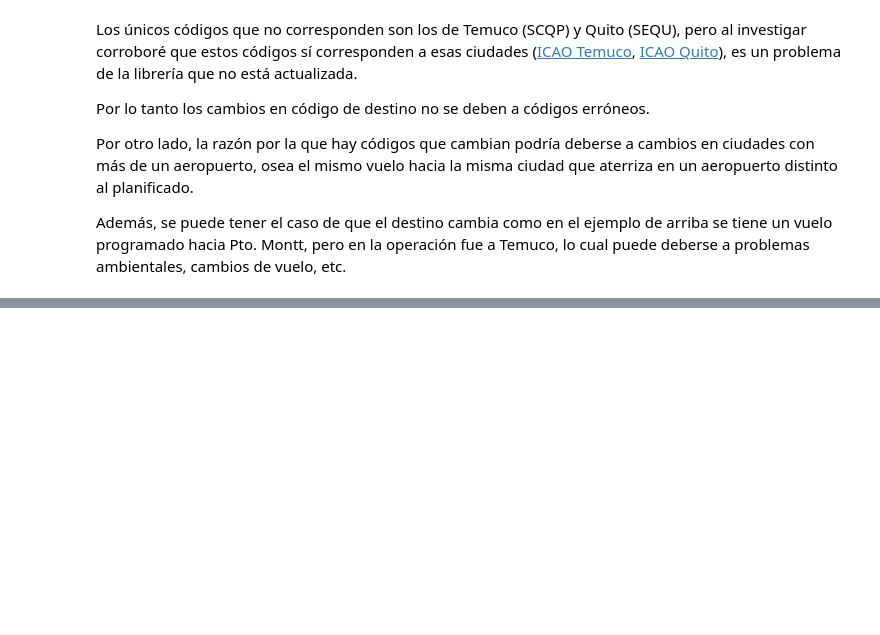
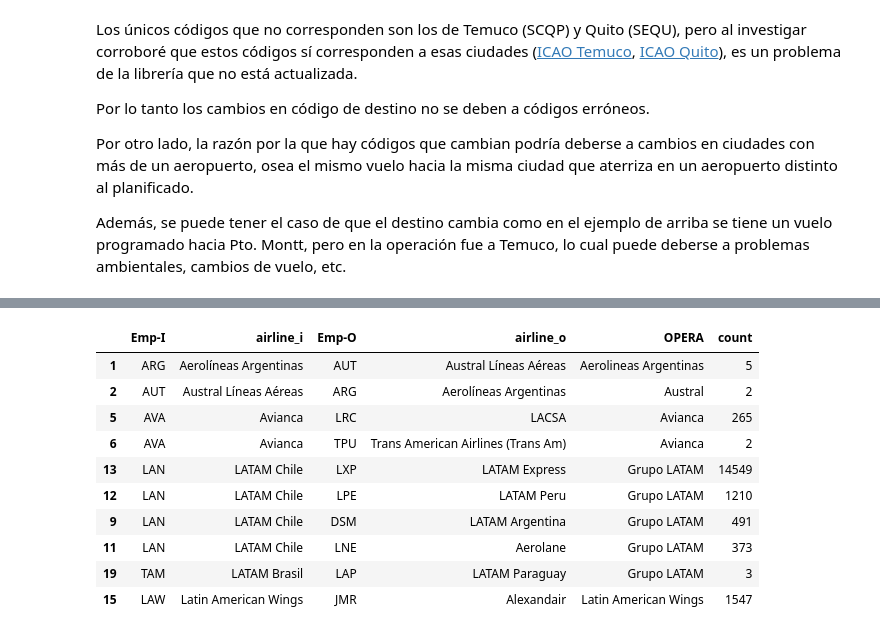
Before and after one commit to igonzalezperez/airline-challenge, a Jupyter notebook: solution.ipynb, the cells around one changed output, grey strips where cells are left out. Drawn from its saved outputs; the diff is of its cells as text; code cells hidden in the pictures; blank space fills up the shorter version.

```diff
--- a/solution.ipynb
+++ b/solution.ipynb
@@ -435,0 +506,10 @@ dtype: float64
+# %%
+airline_codes = pd.read_csv(Path().joinpath('data', 'airline_icao_data.csv'))
+# Some airlines appear more than once so duplicates ar dropped
+airline_codes = airline_codes.loc[(~airline_codes['ICAO'].isna())].drop_duplicates(subset=['ICAO'])
+# Convert to dict with ICAO as key and row as dict with key-value pairs
+airline_codes = airline_codes.set_index('ICAO', drop=False).to_dict('index')
+
+data['airline_i'] = data['Emp-I'].apply(get_data_by_icao, key='Airline', codes=airline_codes)
+data['airline_o'] = data['Emp-O'].apply(get_data_by_icao, key='Airline', codes=airline_codes)
+data.loc[(data['airline_i'].isna()) | (data['airline_o'].isna())].drop_duplicates(subset=['airline_i', 'Emp-I', 'airline_o', 'Emp-O', 'OPERA'])
@@ -435,0 +538,21 @@ dtype: float64
+# %%
+# Cast 'LAW' airline name as Latin American Wings
+data.loc[(data['Emp-I'] == 'LAW'), 'airline_i'] = 'Latin American Wings'
+data.loc[(data['Emp-O'] == 'LAW'), 'airline_o'] = 'Latin American Wings'
+# %%
+des_mismatch = data.loc[data['Emp-I'] != data['Emp-O'], 'OPERA'].unique().tolist()
+df_mismatch = data.loc[data['OPERA'].isin(des_mismatch)].groupby(['Emp-I', 'airline_i', 'Emp-O', 'airline_o', 'OPERA']).size().reset_index(name='count').sort_values(by=['OPERA','count'], ascending=[True, False])
+cond = (df_mismatch['airline_i'] != df_mismatch['airline_o'])
+df_mismatch.loc[cond]
+# %% [output]
+|  | Emp-I | airline_i | Emp-O | airline_o | OPERA | count |
+| 1 | ARG | Aerolíneas Argentinas | AUT | Austral Líneas Aéreas | Aerolineas Argentinas | 5 |
+| 2 | AUT | Austral Líneas Aéreas | ARG | Aerolíneas Argentinas | Austral | 2 |
+| 5 | AVA | Avianca | LRC | LACSA | Avianca | 265 |
+| 6 | AVA | Avianca | TPU | Trans American Airlines (Trans Am) | Avianca | 2 |
+| 13 | LAN | LATAM Chile | LXP | LATAM Express | Grupo LATAM | 14549 |
+| 12 | LAN | LATAM Chile | LPE | LATAM Peru | Grupo LATAM | 1210 |
+| 9 | LAN | LATAM Chile | DSM | LATAM Argentina | Grupo LATAM | 491 |
+| 11 | LAN | LATAM Chile | LNE | Aerolane | Grupo LATAM | 373 |
+| 19 | TAM | LATAM Brasil | LAP | LATAM Paraguay | Grupo LATAM | 3 |
+| 15 | LAW | Latin American Wings | JMR | Alexandair | Latin American Wings | 1547 |
```
Also changed, not shown: parts of 35 cells of this notebook.
